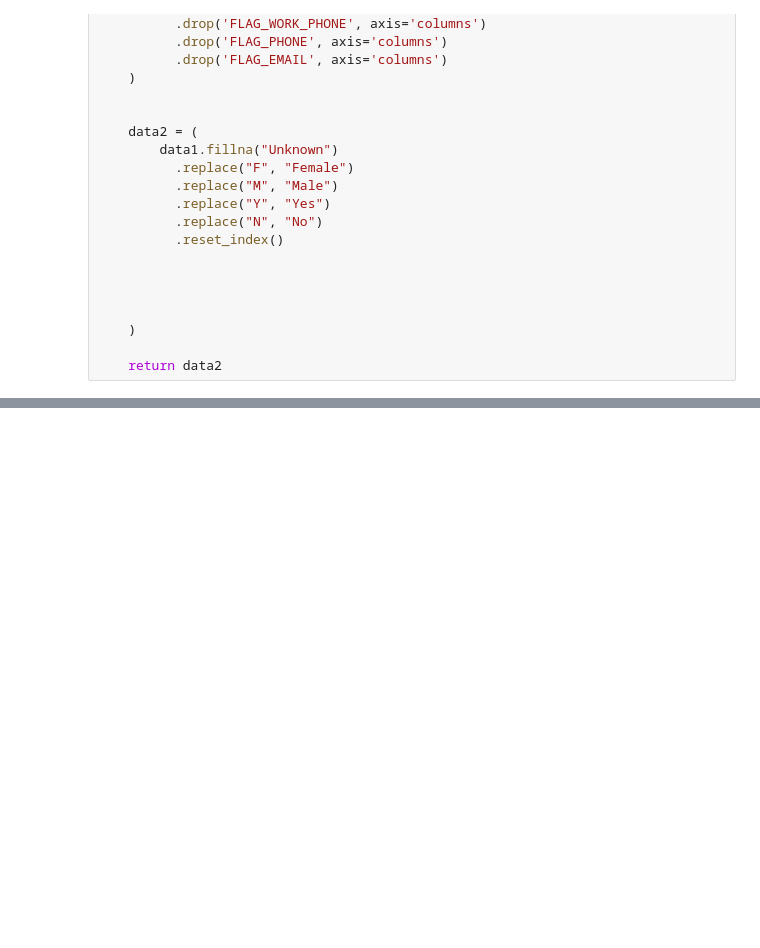
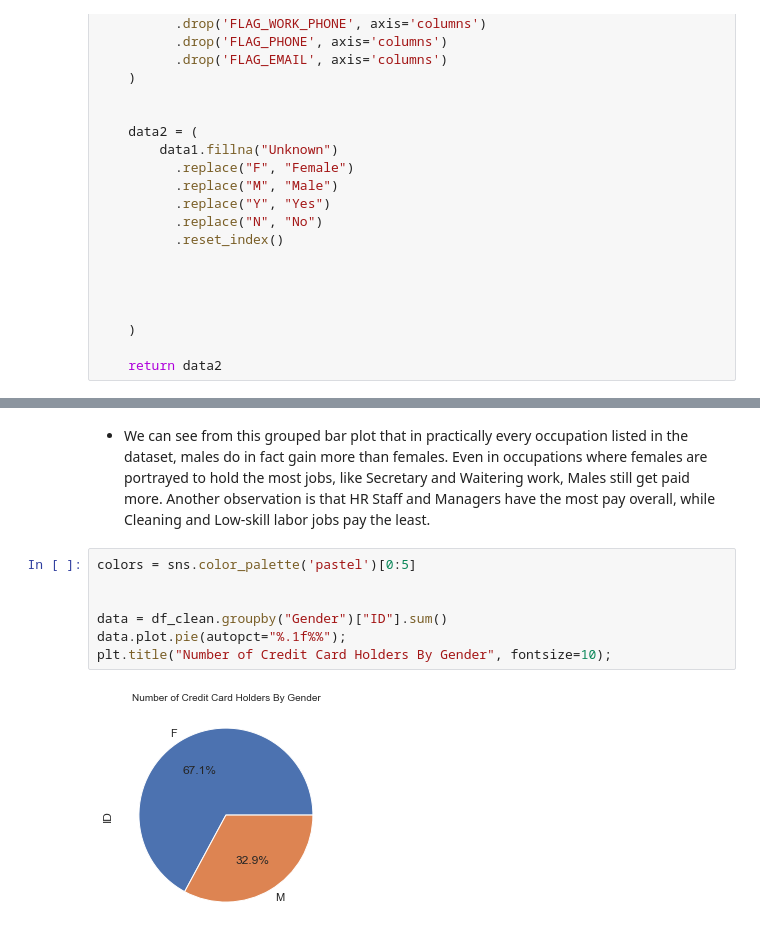
Before and after one commit to alexisd1212/DATA301Project, a Jupyter notebook: notebooks/analysis2.ipynb, the cells around one changed output, grey strips where cells are left out. Saved outputs shown, nothing was run; the diff lists cells and outputs as text; blank space fills up the shorter version.

```diff
--- a/notebooks/analysis2.ipynb
+++ b/notebooks/analysis2.ipynb
@@ -280,0 +308,11 @@ profile
+# %% [markdown]
+* We can see from this grouped bar plot that in practically every occupation listed in the dataset, males do in fact gain more than females. Even in occupations where females are portrayed to hold the most jobs, like Secretary and Waitering work, Males still get paid more. Another observation is that HR Staff and Managers have the most pay overall, while Cleaning and Low-skill labor jobs pay the least.
+# %%
+colors = sns.color_palette('pastel')[0:5]
+
+
+data = df_clean.groupby("Gender")["ID"].sum()
+data.plot.pie(autopct="%.1f%%");
+plt.title("Number of Credit Card Holders By Gender", fontsize=10);
+# %% [output]
+[figure, added]
```
Also changed, not shown: parts of 27 cells of this notebook, 1 other file.
